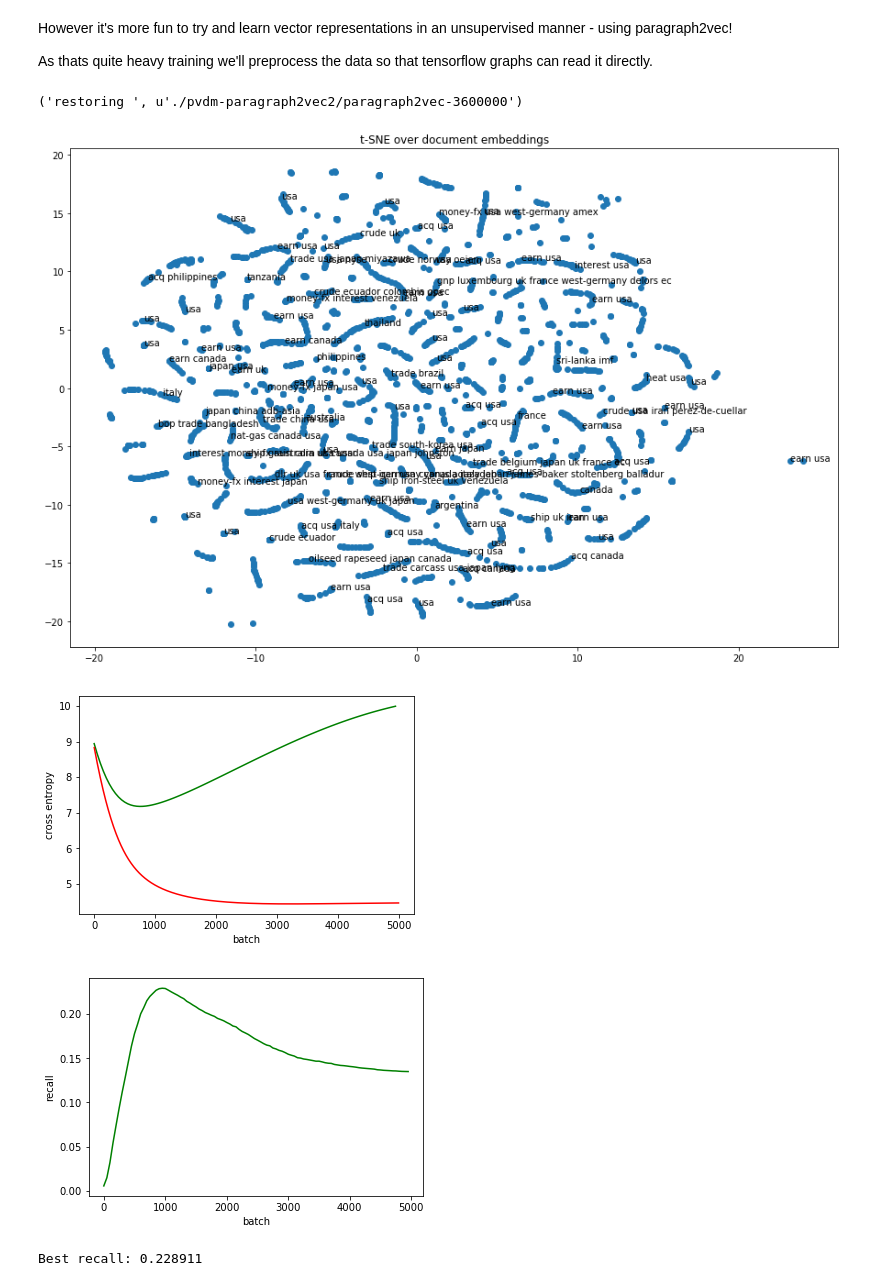
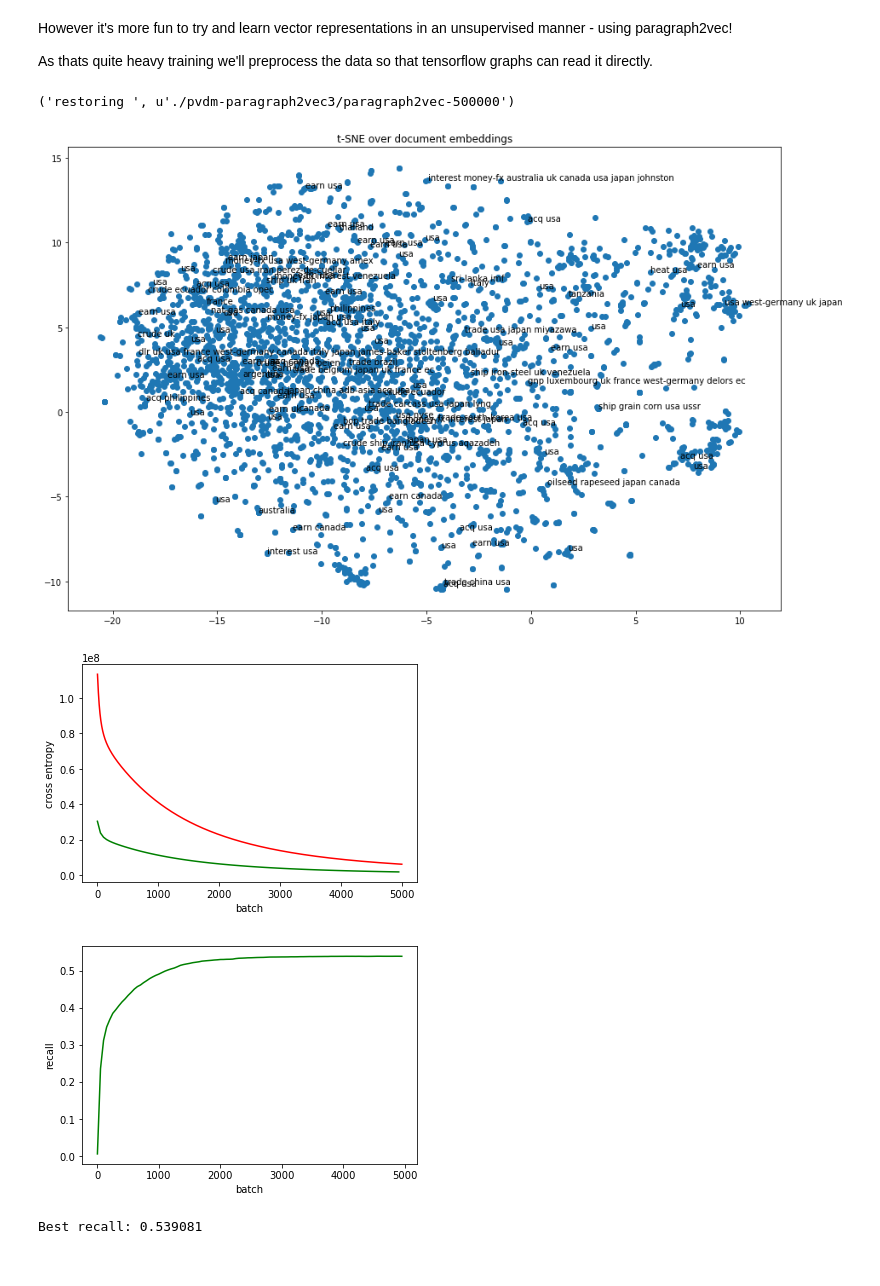
Before and after one commit to OlavHN/olavhn.github.io, a Jupyter notebook: reuters.ipynb, the cells around one changed output. Cells and saved outputs as stored; diff of their text form; code cells hidden in the pictures.

```diff
--- a/reuters.ipynb
+++ b/reuters.ipynb
@@ -363,9 +361,9 @@ import tensorflow as tf
 num_docs = len(corpus) + len(test_corpus)
 num_words = len(tokens_c)
 emb_size = 100
-doc_emb_size = 400
+doc_emb_size = 200
 neg_samples = 64
-epochs = 1000
+epochs = 100
 batch = 512
 
 with tf.Graph().as_default():
@@ -386,7 +384,7 @@ with tf.Graph().as_default():
 
     answ_i = word[:,-1:]
 
-    L_sg = tf.reduce_sum(tf.nn.nce_loss(
+    L_sg = tf.reduce_sum(tf.nn.sampled_softmax_loss(
         tf.get_variable('target_weights', (num_words, emb_size), dtype=tf.float32),
         tf.get_variable('target_bias', (num_words), dtype=tf.float32),
         res,
@@ -401,7 +399,7 @@ with tf.Graph().as_default():
     with tf.Session() as sess:
         sess.run([tf.global_variables_initializer(),
                   tf.local_variables_initializer()])
-        ckpt = tf.train.get_checkpoint_state('./pvdm-paragraph2vec')
+        ckpt = tf.train.get_checkpoint_state('./pvdm-paragraph2vec3')
         if ckpt and ckpt.model_checkpoint_path:
             print('restoring ', ckpt.model_checkpoint_path)
             saver.restore(sess, ckpt.model_checkpoint_path)
@@ -414,7 +412,7 @@ with tf.Graph().as_default():
                 step, l_sg, _ = sess.run([global_step, L_sg, train_op])
 
                 if step % 100000 == 0:
-                    saver.save(sess, './pvdm-paragraph2vec/paragraph2vec', global_step=step)
+                    saver.save(sess, './pvdm-paragraph2vec3/paragraph2vec', global_step=step)
 
                 if step % 1000 == 0:
                     print(step, l_sg)
@@ -427,27 +425,27 @@ with tf.Graph().as_default():
 # %%
 import tensorflow as tf
 
 num_docs = len(corpus) + len(test_corpus)
-emb_size = 400
+emb_size = 200
 
 with tf.Graph().as_default():
     docs = tf.get_variable('doc_weights', (num_docs, emb_size), dtype=tf.float32)
 
     saver = tf.train.Saver([docs])
     with tf.Session() as sess:
-        ckpt = tf.train.get_checkpoint_state('./pvdm-paragraph2vec2')
+        ckpt = tf.train.get_checkpoint_state('./pvdm-paragraph2vec3')
         if ckpt and ckpt.model_checkpoint_path:
             print('restoring ', ckpt.model_checkpoint_path)
             saver.restore(sess, ckpt.model_checkpoint_path)
 
         emb = sess.run(docs)
 
 tsne(emb, test_classes, 't-SNE over document embeddings')
 classify(logreg, (emb[:len(corpus)], labels),(emb[len(corpus):], test_labels))
 classify(multilayer, (emb[:len(corpus)], labels),(emb[len(corpus):], test_labels))
 # %% [output]
-('restoring ', u'./pvdm-paragraph2vec2/paragraph2vec-3600000')
+('restoring ', u'./pvdm-paragraph2vec3/paragraph2vec-500000')
-[figure, old version]
+[figure, new version]
-[figure, old version]
+[figure, new version]
-[figure, old version]
+[figure, new version]
-Best recall: 0.228911
+Best recall: 0.539081
```
Also changed, not shown: parts of 5 cells of this notebook, 1 other file.
